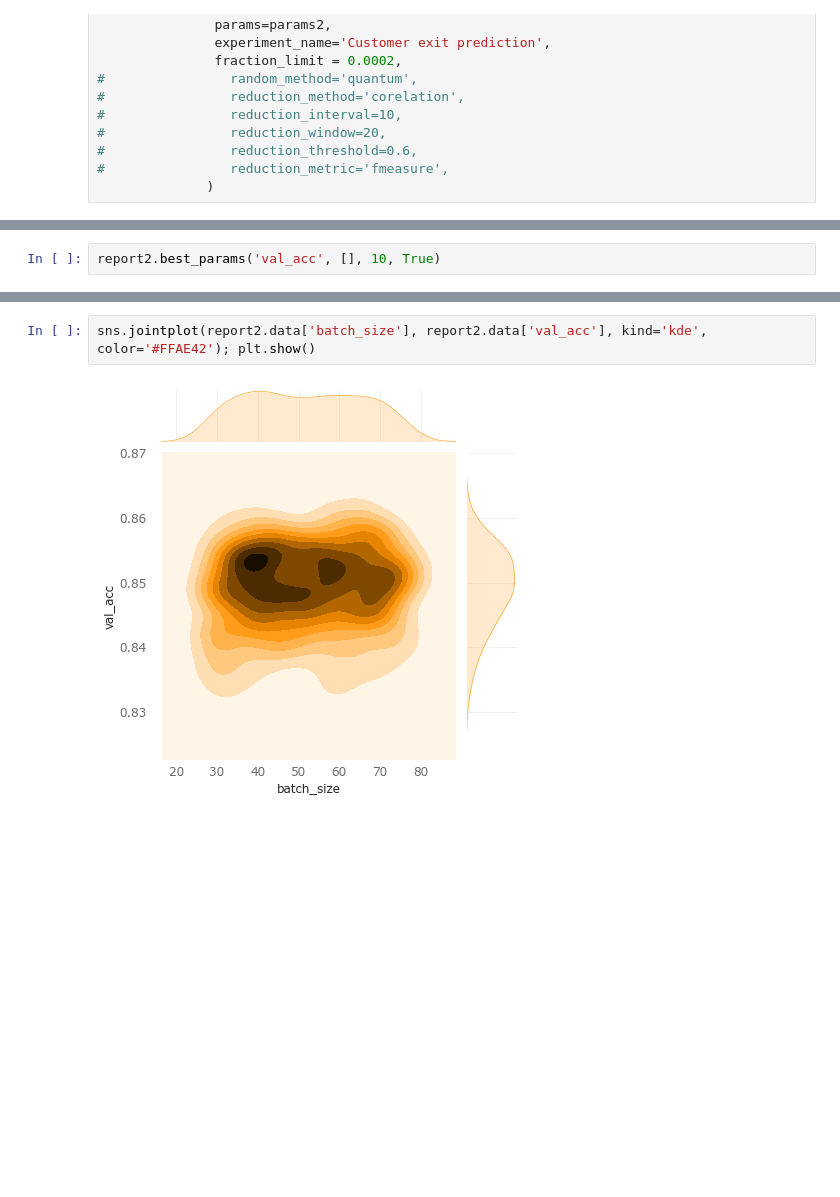
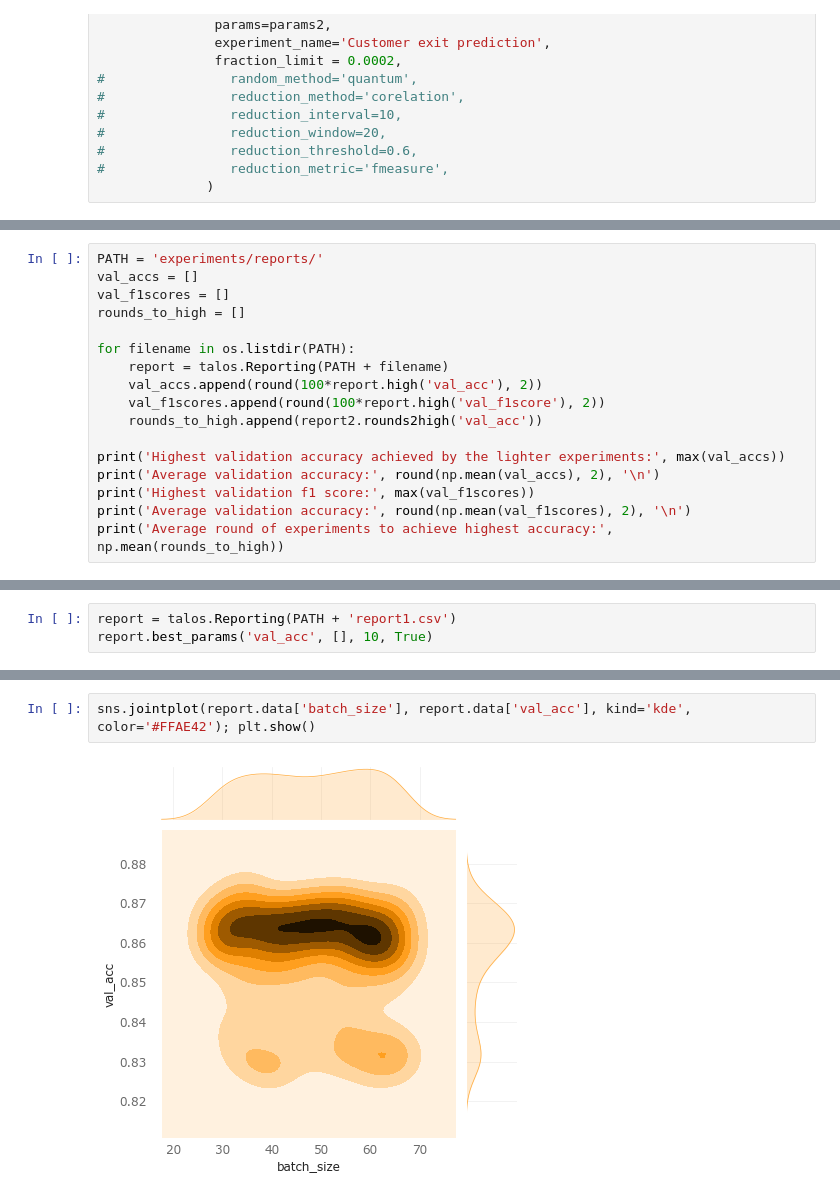
Before and after one commit to rlleshi/MachineLearning, a Jupyter notebook: Customer Exit Predictor/model_improvement.ipynb, the cells around one changed output, grey strips where cells are left out. Cells and saved outputs as stored; diff of their text form; blank space fills up the shorter version.

Commit message:
update talos hyperparameter tuning

```diff
--- a/Customer Exit Predictor/model_improvement.ipynb
+++ b/Customer Exit Predictor/model_improvement.ipynb
@@ -323,0 +324,17 @@ Number of rounds it took to find the best model 126
+# %%
+PATH = 'experiments/reports/'
+val_accs = []
+val_f1scores = []
+rounds_to_high = []
+
+for filename in os.listdir(PATH):
+    report = talos.Reporting(PATH + filename)
+    val_accs.append(round(100*report.high('val_acc'), 2))
+    val_f1scores.append(round(100*report.high('val_f1score'), 2))
+    rounds_to_high.append(report2.rounds2high('val_acc'))
+
+print('Highest validation accuracy achieved by the lighter experiments:', max(val_accs))
+print('Average validation accuracy:', round(np.mean(val_accs), 2), '\n')
+print('Highest validation f1 score:', max(val_f1scores))
+print('Average validation accuracy:', round(np.mean(val_f1scores), 2), '\n')
+print('Average round of experiments to achieve highest accuracy:', np.mean(rounds_to_high))
@@ -324,3 +351,4 @@ Number of rounds it took to find the best model 126
 # %%
-report2.best_params('val_acc', [], 10, True)
+report = talos.Reporting(PATH + 'report1.csv')
+report.best_params('val_acc', [], 10, True)
 # %% [output]
@@ -349,4 +371,4 @@ report2.plot_corr('val_acc', ['f1score', 'val_loss', 'val_f1score', 'acc', 'loss
 # %%
-sns.jointplot(report2.data['batch_size'], report2.data['val_acc'], kind='kde', color='#FFAE42'); plt.show()
+sns.jointplot(report.data['batch_size'], report.data['val_acc'], kind='kde', color='#FFAE42'); plt.show()
 # %% [output]
-[figure, old version]
+[figure, new version]
```
Also changed, not shown: parts of 36 cells of this notebook, 41 other files.
